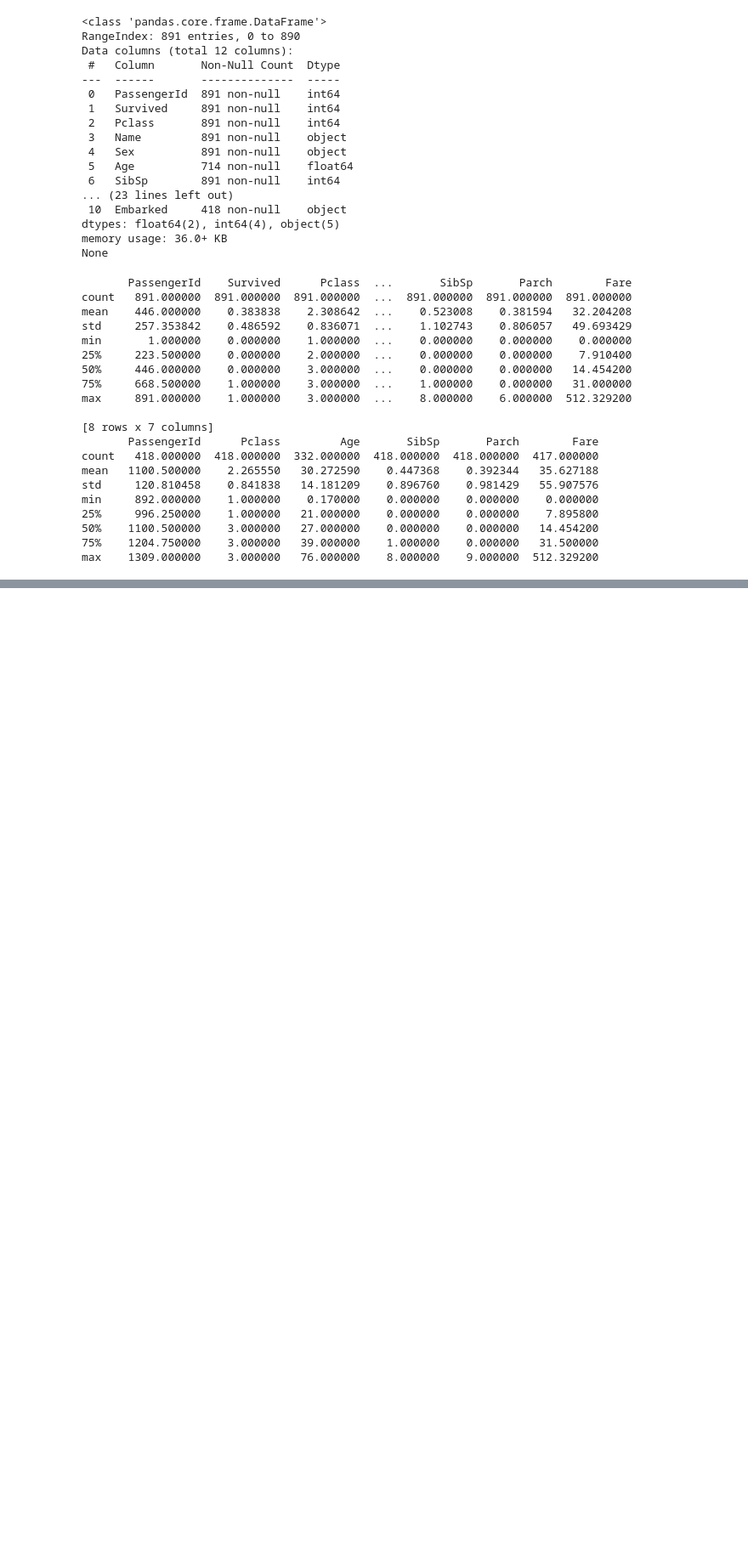
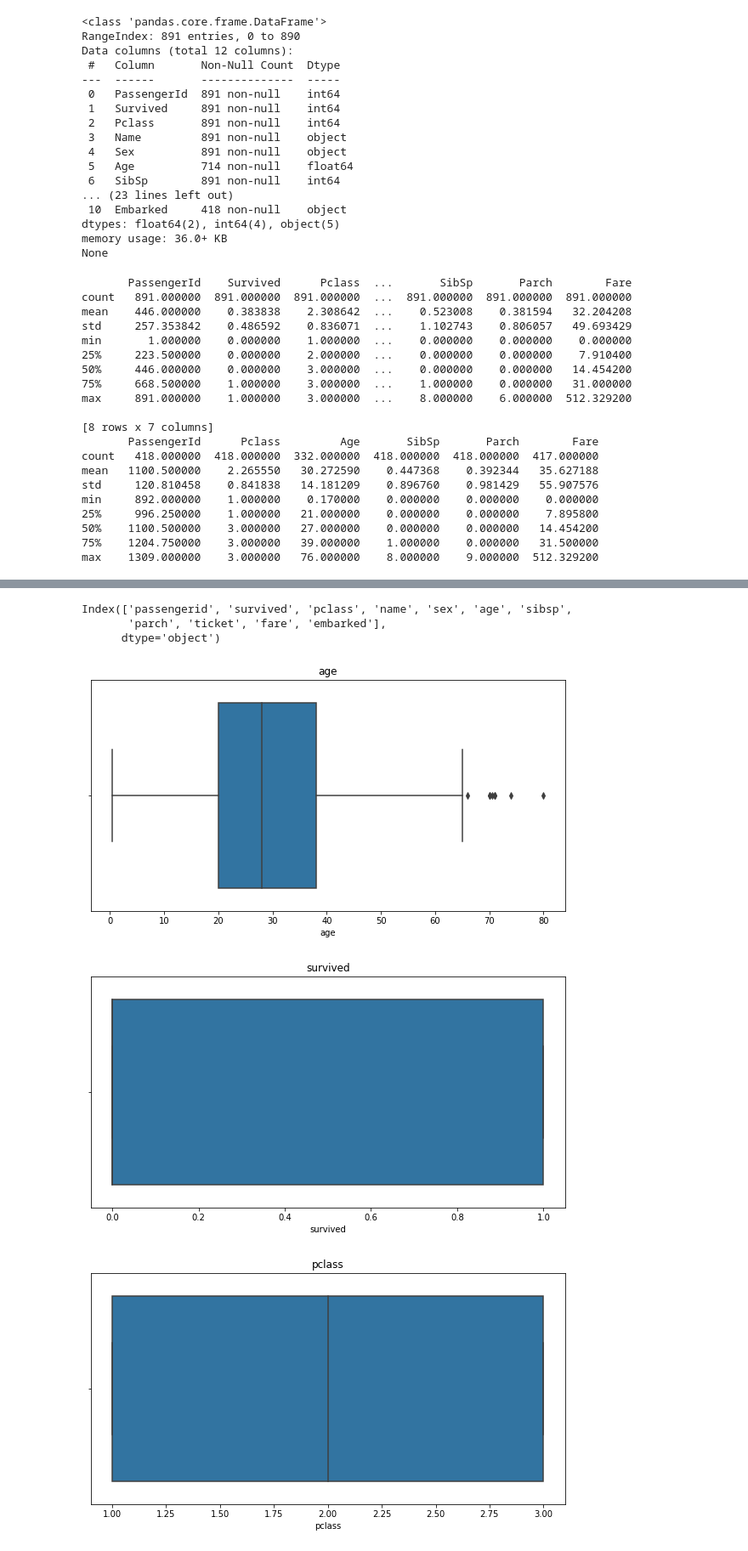
Before and after one commit to Kevinsamuelgitau/W9-IP, a Jupyter notebook: SAM_GITAU_W9_IP_NOTEBOOK_1.ipynb, the cells around one changed output, grey strips where cells are left out. Shown at 85% size. Drawn from its saved outputs; the diff is of its cells as text; code cells hidden in the pictures; blank space fills up the shorter version.

```diff
--- a/SAM_GITAU_W9_IP_NOTEBOOK_1.ipynb
+++ b/SAM_GITAU_W9_IP_NOTEBOOK_1.ipynb
@@ -96,0 +134,13 @@ max    1309.000000    3.000000   76.000000    8.000000    9.000000  512.329200
+# %%
+# we drop Cabin column because it has too many missing
+df_train.drop("Cabin", axis=1, inplace=True)
+# %%
+# Drop remaining null values from the dataset
+# shape before droping the null values
+print(df_train.shape)
+
+# Droping null values
+df_new =df_train.dropna()
+
+#shape of the new dataset
+df_new.shape
@@ -96,0 +167,20 @@ max    1309.000000    3.000000   76.000000    8.000000    9.000000  512.329200
+# %%
+# to remove white spaces from our columns
+
+df_new.columns = df_new.columns.str.strip().str.replace('','').str.lower()
+df_new.columns
+# %% [output]
+Index(['passengerid', 'survived', 'pclass', 'name', 'sex', 'age', 'sibsp',
+       'parch', 'ticket', 'fare', 'embarked'],
+      dtype='object')
+# %%
+# to check for outliers in the numerical
+numerical = ['age','survived','pclass','sibsp','parch','fare']
+for i, j in enumerate(numerical):
+  plt.figure(figsize=(10,5))
+  plt.title(j)
+  sns.boxplot(df_new[j])
+# %% [output]
+[figure, added]
+[figure, added]
+[figure, added]
```
Also changed, not shown: parts of 27 cells of this notebook.
